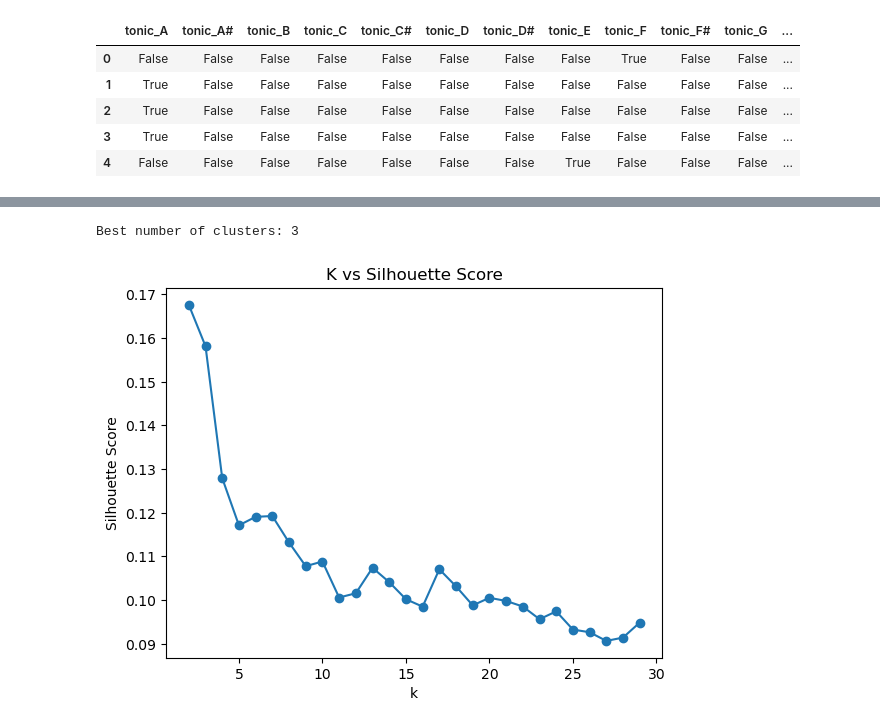
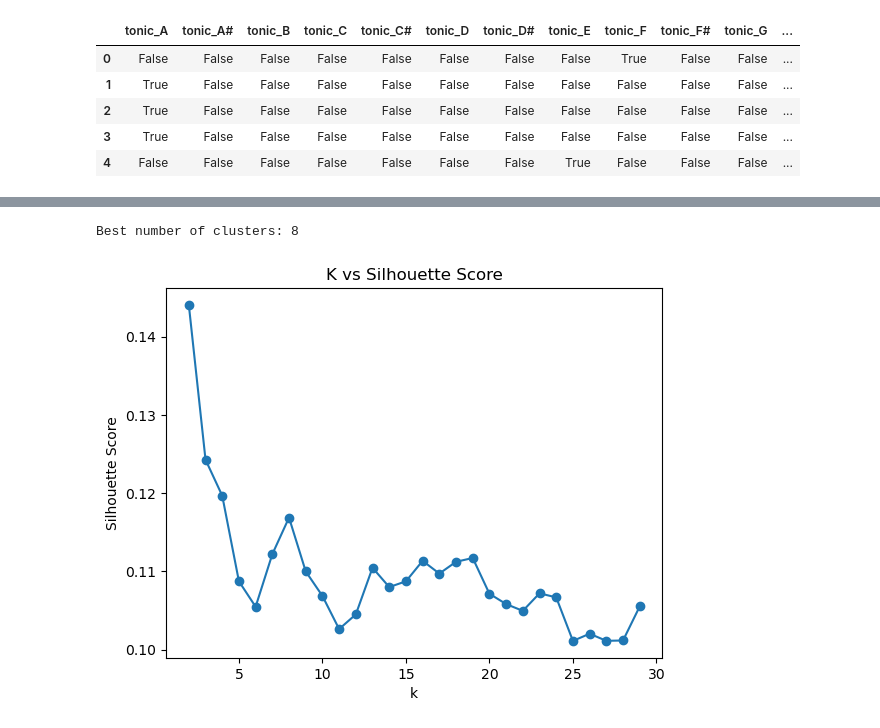
Before and after one commit to carjam/OJ, a Jupyter notebook: Comparison.ipynb, the cells around one changed output, grey strips where cells are left out. Drawn from its saved outputs; the diff is of its cells as text; code cells hidden in the pictures.

```diff
--- a/Comparison.ipynb
+++ b/Comparison.ipynb
@@ -15,6 +15,8 @@ Installing collected packages: rapidfuzz, Levenshtein, python-Levenshtein
 Successfully installed Levenshtein-0.27.1 python-Levenshtein-0.27.1 rapidfuzz-3.13.0
 # %%
 import pandas as pd
+import ast
+
 #working_dir = 'C:/Users/carja/Documents/Capstone/'
 working_dir = '/mnt/c/Users/carja/Documents/Capstone/'
 df = pd.read_csv(working_dir + 'analyzedTracks.csv')
@@ -22,9 +24,22 @@ df = pd.read_csv(working_dir + 'analyzedTracks.csv')
 # remove playlist related columns
 df = df.drop(columns=['pos','playlist_num_albums','playlist_num_artists','playlist_num_followers','playlist_collaborative','playlist_pid','album_name','playlist_num_tracks','playlist_name','duration_ms','playlist_pid'])
 
+#split mfcc_shape into x & y size
+def unpack_shape(value):
+    try:
+        if isinstance(value, str):
+            value = ast.literal_eval(value)  # convert string to tuple
+        if isinstance(value, tuple) and len(value) == 2:
+            return value
+    except Exception:
+        pass
+    return (None, None)
+
+df[['mfcc_shape_x', 'mfcc_shape_y']] = df['mfcc_shape'].apply(unpack_shape).apply(pd.Series)
+df.drop(columns=['mfcc_shape'], inplace=True)
+
 # remove rows w/out a progression -- most likely audio was correct or absent
 df = df.dropna(subset=['progression1'])
-
 #remove duplicate tracks
 df = df.drop_duplicates(subset=['artist_name', 'track_name'])
 
@@ -43,7 +58,7 @@ df_cleaned.head()
 #Normalize numerical features
 from sklearn.preprocessing import StandardScaler
 
-num_cols = ['harmony_degree', 'tempo', 'spectral_contrast_mean', 'spectral_contrast_var',
+num_cols = ['harmony_degree', 'tempo', 'mfcc_shape_x', 'mfcc_shape_y', 'spectral_contrast_mean', 'spectral_contrast_var',
             'spectral_centroid_mean', 'spectral_centroid_var',
             'spectral_flatness_mean', 'spectral_flatness_var']
 scaler = StandardScaler()
@@ -140,9 +172,9 @@ def print_top_svd_factors(svd, feature_names, top_n=5):
         for name, weight in top_features:
             print(f"  {name}: {weight:.4f}")
 
-w_num = 0.2     # weight for spectral/numerical features
-w_cat = 0.2    # weight for categorical features
-w_prog = 0.6   # weight for progression embeddings
+w_num = 0.15     # weight for spectral/numerical features
+w_cat = 0.15   # weight for categorical features
+w_prog = 0.7   # weight for progression embeddings
 
 X_total = np.hstack([
     X_num * w_num,
@@ -152,15 +184,15 @@ X_total = np.hstack([
 svd = TruncatedSVD(n_components=10)
 X_reduced = svd.fit_transform(X_total)
 
+## Assemble the column names
 # Numeric column names
 num_col_names = list(df_cleaned[num_cols].columns)
 # Categorical column names
 cat_col_names = list(X_cat.columns)
 # Progression embedding column names
 prog_col_names = [f'prog_embedded_{i}' for i in range(prog_embedded.shape[1])]
+feature_names = num_col_names + cat_col_names + prog_col_names
 
-#Combine all column names
-feature_names = num_col_names + cat_col_names + prog_col_names
 print_top_svd_factors(svd, feature_names, top_n=5)
 # %% [output]
 SVD Factor 1:
@@ -240,6 +262,8 @@ Kanye West:POWER <-> Eve:Tokyo Ghetto | Similarity: 0.9805
 from sklearn.neighbors import NearestNeighbors
 from sklearn.metrics import silhouette_score
 from sklearn.cluster import KMeans
+
+MIN_CLUSTER = 5
 
 def search_best_k(X, k_range=range(2, 21), metric='silhouette'):
     best_k = None
@@ -257,36 +281,36 @@ def search_best_k(X, k_range=range(2, 21), metric='silhouette'):
         elif metric == 'calinski':
             from sklearn.metrics import calinski_harabasz_score
             score = calinski_harabasz_score(X, labels)
         elif metric == 'davies':
             from sklearn.metrics import davies_bouldin_score
             score = -davies_bouldin_score(X, labels)  # negate since lower is better
         else:
             raise ValueError("Unknown metric")
 
         scores.append((k, score))
 
-        if k > 2 and score > best_score:
+        if k > MIN_CLUSTER and score > best_score:
             best_k = k
             best_score = score
 
     return best_k, scores
 
 # find the K that maximizes grouping among the tracks
 best_k, score_list = search_best_k(X_reduced, k_range=range(2, 30), metric='silhouette')
 print("Best number of clusters:", best_k)
 
 # Optional: Plot score trend
 import matplotlib.pyplot as plt
 
 ks, values = zip(*score_list)
 plt.plot(ks, values, marker='o')
 plt.xlabel('k')
 plt.ylabel('Silhouette Score')
 plt.title('K vs Silhouette Score')
 plt.show()
 # %% [output]
-Best number of clusters: 3
+Best number of clusters: 8
-[figure, old version]
+[figure, new version]
 # %%
 from sklearn.neighbors import NearestNeighbors
 
```
Also changed, not shown: parts of 9 cells of this notebook.
